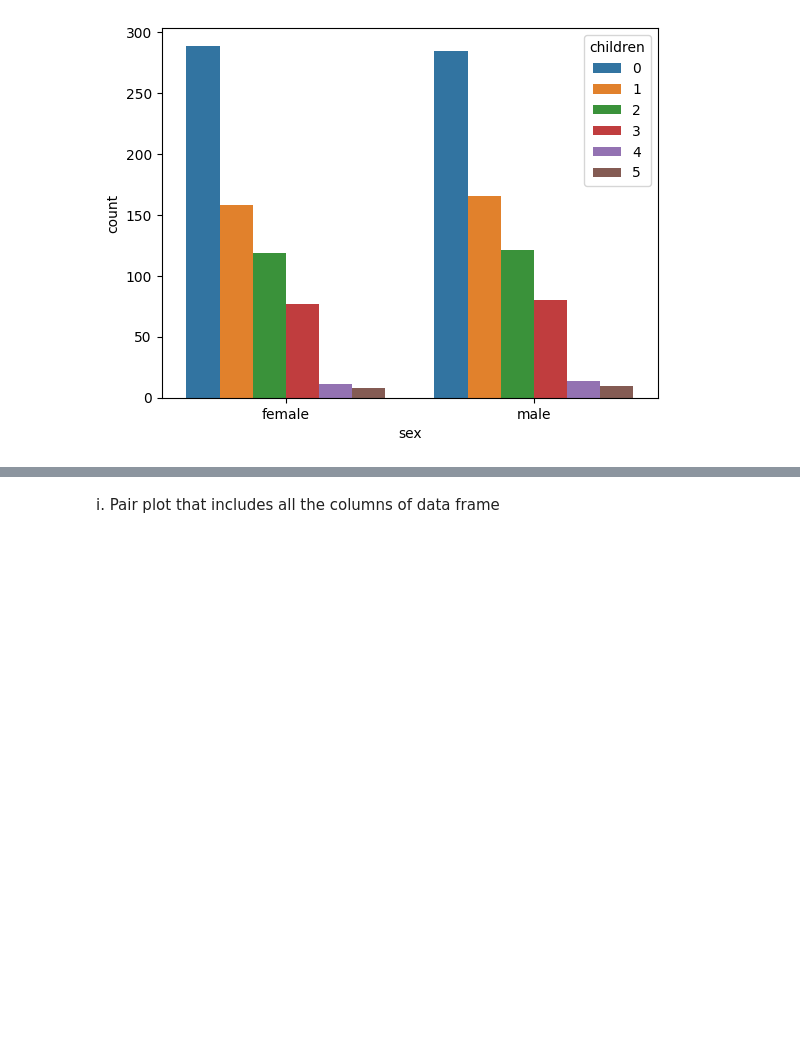
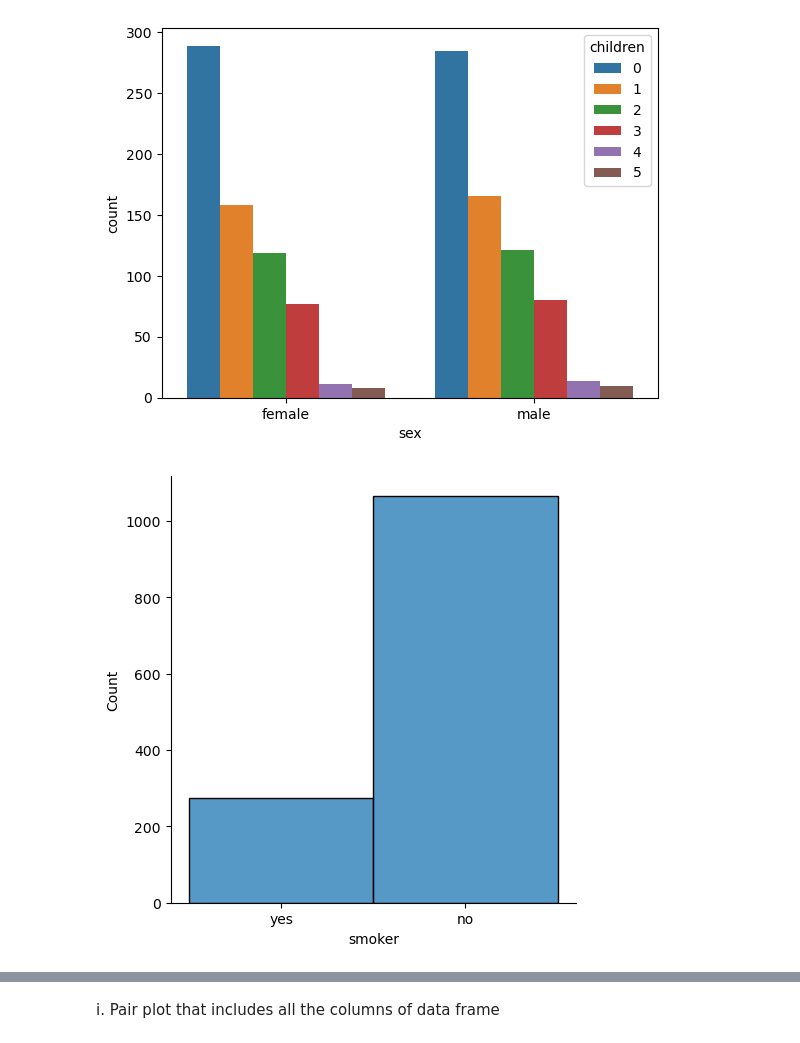
Before and after one commit to iAnsari123/Statistics-Assignment, a Jupyter notebook: assignment-vid-1.ipynb, the cells around one changed output, grey strips where cells are left out. Cells and saved outputs as stored; diff of their text form; code cells hidden in the pictures; blank space fills up the shorter version.

```diff
--- a/assignment-vid-1.ipynb
+++ b/assignment-vid-1.ipynb
@@ -110,3 +111,8 @@ sns.countplot(x=df['sex'],hue=df['children'])
 plt.show()
 # %% [output]
 [figure]
+# %%
+sns.displot(df["smoker"])
+plt.show()
+# %% [output]
+[figure, added]
```
Also changed, not shown: parts of 20 cells of this notebook.
